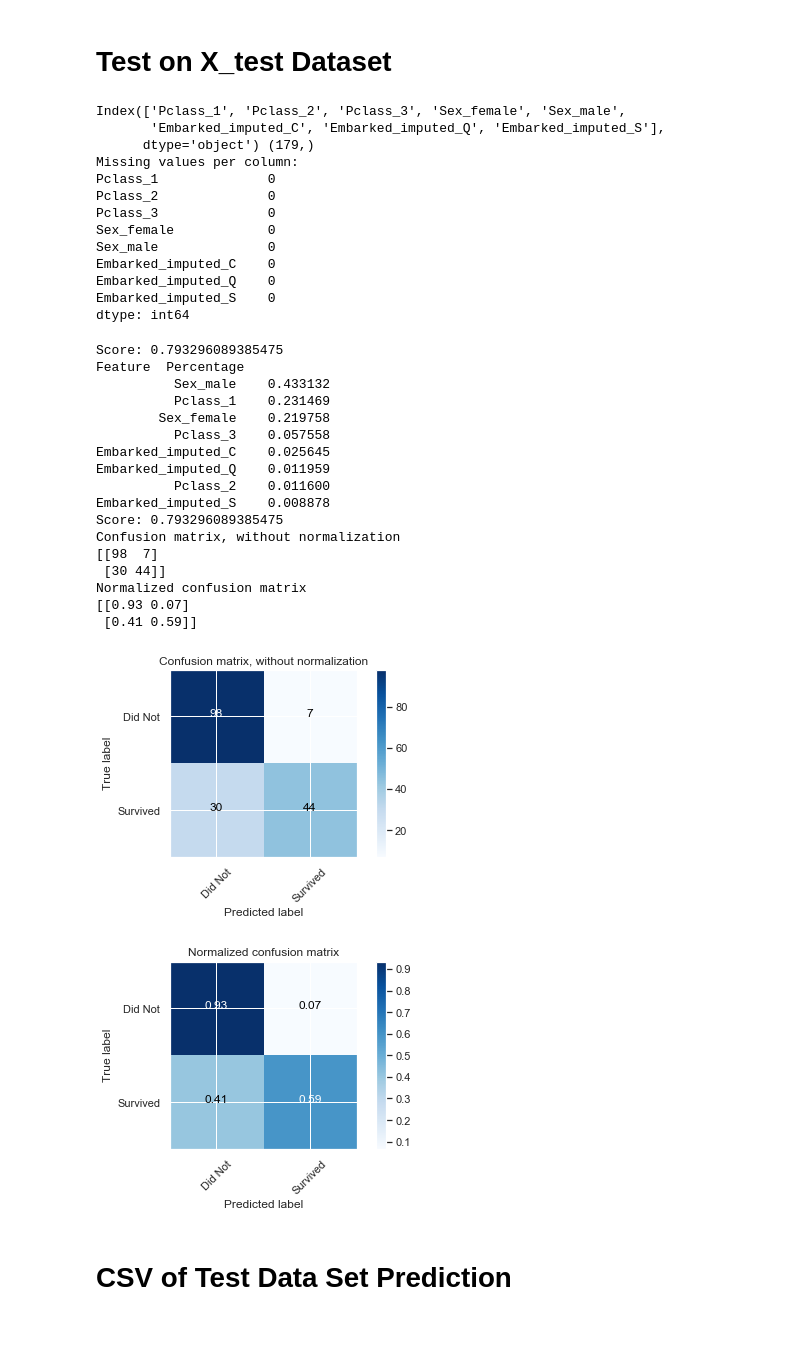
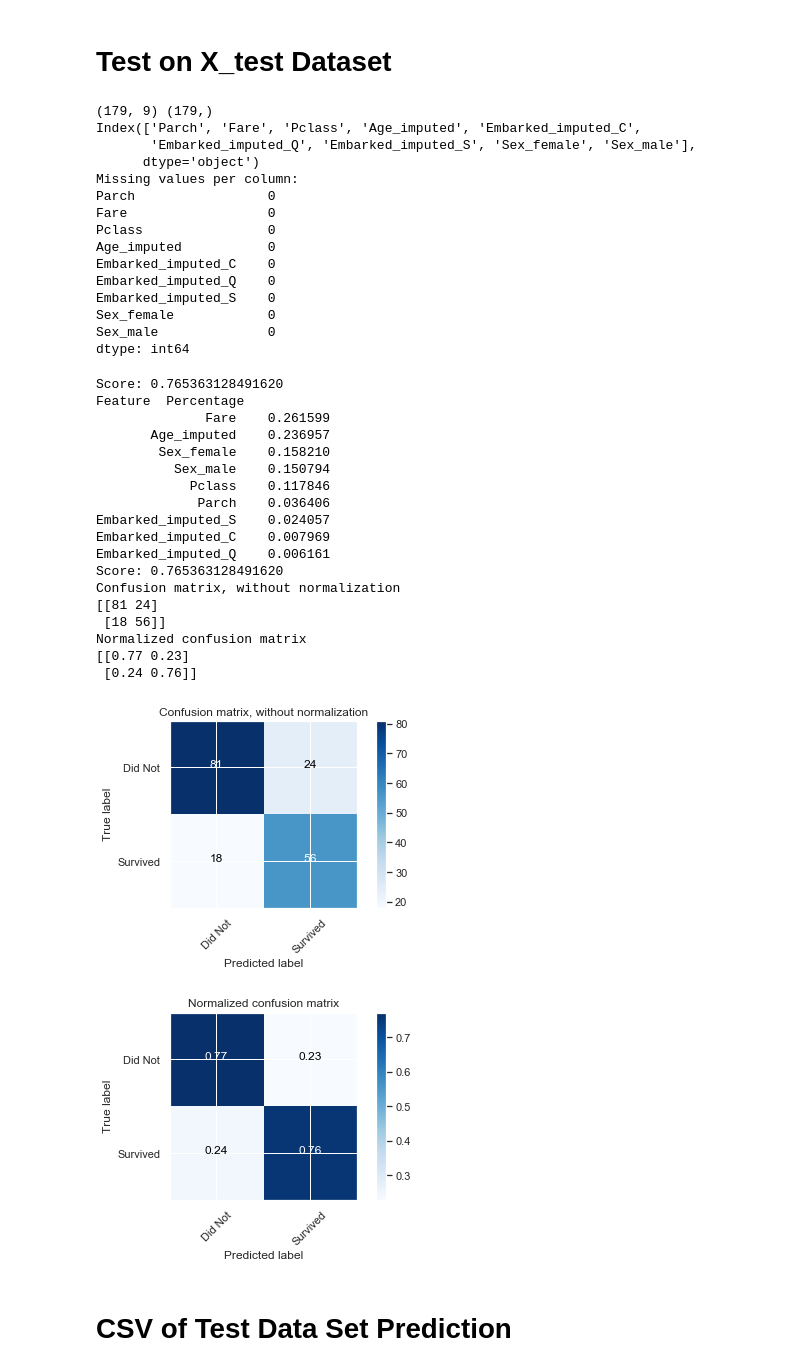
Before and after one commit to itudoben/kaggle-titanic, a Jupyter notebook: src/notebooks/titanic_dataset_survival.ipynb, the cells around one changed output. Cells and saved outputs as stored; diff of their text form; code cells hidden in the pictures; blank space fills up the shorter version.

```diff
--- a/src/notebooks/titanic_dataset_survival.ipynb
+++ b/src/notebooks/titanic_dataset_survival.ipynb
@@ -359,23 +357,25 @@ dtype: object
 # %% [markdown]
 ## One-hot Encoding of Categorical Features
 # %%
-def get_one_hot(df, features='Sex,Fare'.split(',')):
+def get_one_hot(df, features=None):
     """
     Does the one-hot vectorization of features.
     """
     X = df.loc[:, features]
 
     # Use one-hot encoding for categorical data.
-    return pd.get_dummies(X, columns=features)
+    X_dummies = pd.get_dummies(X, columns=features, dtype=float)
+    X = df.drop(features, axis=1)
+    return pd.concat([X, X_dummies], axis=1)
 
 # Add the one-hot method to the DataPreparator class.
 DataPreparator.get_one_hot = lambda self, df, features=[]: get_one_hot(df, features)
 
 # Prepare the data sets.
-X_final = data_prep.get_one_hot(df_tmp, features=['Pclass', 'Sex', 'Embarked_imputed']) # 'Cabin_imputed',
-Y_final = df_tmp.loc[:, 'Survived']
+X_final = data_prep.get_one_hot(df_tmp, features=['Embarked_imputed', 'Sex'])
+Y_final = df.loc[:, 'Survived'] # Get the label from the original data frame df.
 
 # Check data.
 print(X_final.shape, Y_final.shape)
-X_final.iloc[:5,]
+X_final.iloc[:5,], df_tmp.iloc[:5,]
 # %% [output]
@@ -653,20 +689,23 @@ Normalized confusion matrix
 Xt = X_test
 Yt = Y_test
 
-print(X_test.columns, Yt.shape)
+print(Xt.shape, Yt.shape)
+print(Xt.columns)
 
 print_missing_values(Xt, 0)
 # %% [output]
-Index(['Pclass_1', 'Pclass_2', 'Pclass_3', 'Sex_female', 'Sex_male',
-       'Embarked_imputed_C', 'Embarked_imputed_Q', 'Embarked_imputed_S'],
-      dtype='object') (179,)
+(179, 9) (179,)
+Index(['Parch', 'Fare', 'Pclass', 'Age_imputed', 'Embarked_imputed_C',
+       'Embarked_imputed_Q', 'Embarked_imputed_S', 'Sex_female', 'Sex_male'],
+      dtype='object')
 Missing values per column:
-Pclass_1              0
-Pclass_2              0
-Pclass_3              0
-Sex_female            0
-Sex_male              0
+Parch                 0
+Fare                  0
+Pclass                0
+Age_imputed           0
 Embarked_imputed_C    0
 Embarked_imputed_Q    0
 Embarked_imputed_S    0
+Sex_female            0
+Sex_male              0
 dtype: int64
@@ -676,32 +712,33 @@ clf_impured_1 = do_cross_validation(clf, Xt, Yt, 5)
 # %%
-# Score
-print("Score: %.15f" % clf_impured_1.score(Xt, Yt))
+# Score the Classifier that performed best on the test set.
+print("Score: %.15f" % clf.score(Xt, Yt))
 
 # Print features importance.
-helper_cv.print_features_importance(Xt, clf_impured_1)
+helper_cv.print_features_importance(Xt, clf)
 
 # Display metrics.
-display_metrics(clf_impured_1, Xt, Yt)
+display_metrics(clf, Xt, Yt)
 # %% [output]
-Score: 0.793296089385475
+Score: 0.765363128491620
 Feature  Percentage
-          Sex_male    0.433132
-          Pclass_1    0.231469
-        Sex_female    0.219758
-          Pclass_3    0.057558
-Embarked_imputed_C    0.025645
-Embarked_imputed_Q    0.011959
-          Pclass_2    0.011600
-Embarked_imputed_S    0.008878
-Score: 0.793296089385475
+              Fare    0.261599
+       Age_imputed    0.236957
+        Sex_female    0.158210
+          Sex_male    0.150794
+            Pclass    0.117846
+             Parch    0.036406
+Embarked_imputed_S    0.024057
+Embarked_imputed_C    0.007969
+Embarked_imputed_Q    0.006161
+Score: 0.765363128491620
 Confusion matrix, without normalization
-[[98  7]
- [30 44]]
+[[81 24]
+ [18 56]]
 Normalized confusion matrix
-[[0.93 0.07]
- [0.41 0.59]]
+[[0.77 0.23]
+ [0.24 0.76]]
-[figure, old version]
+[figure, new version]
-[figure, old version]
+[figure, new version]
 # %% [markdown]
 # CSV of Test Data Set Prediction
 # %%
```
Also changed, not shown: parts of 17 cells of this notebook.
